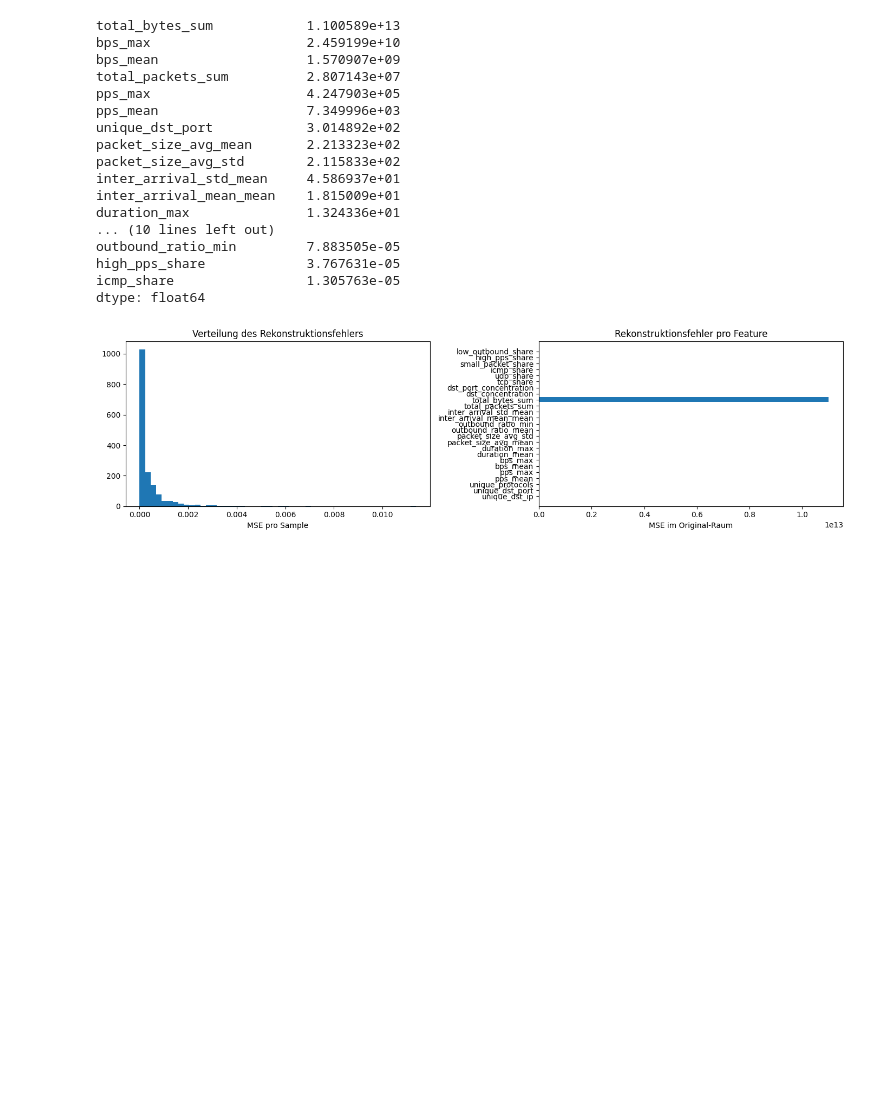
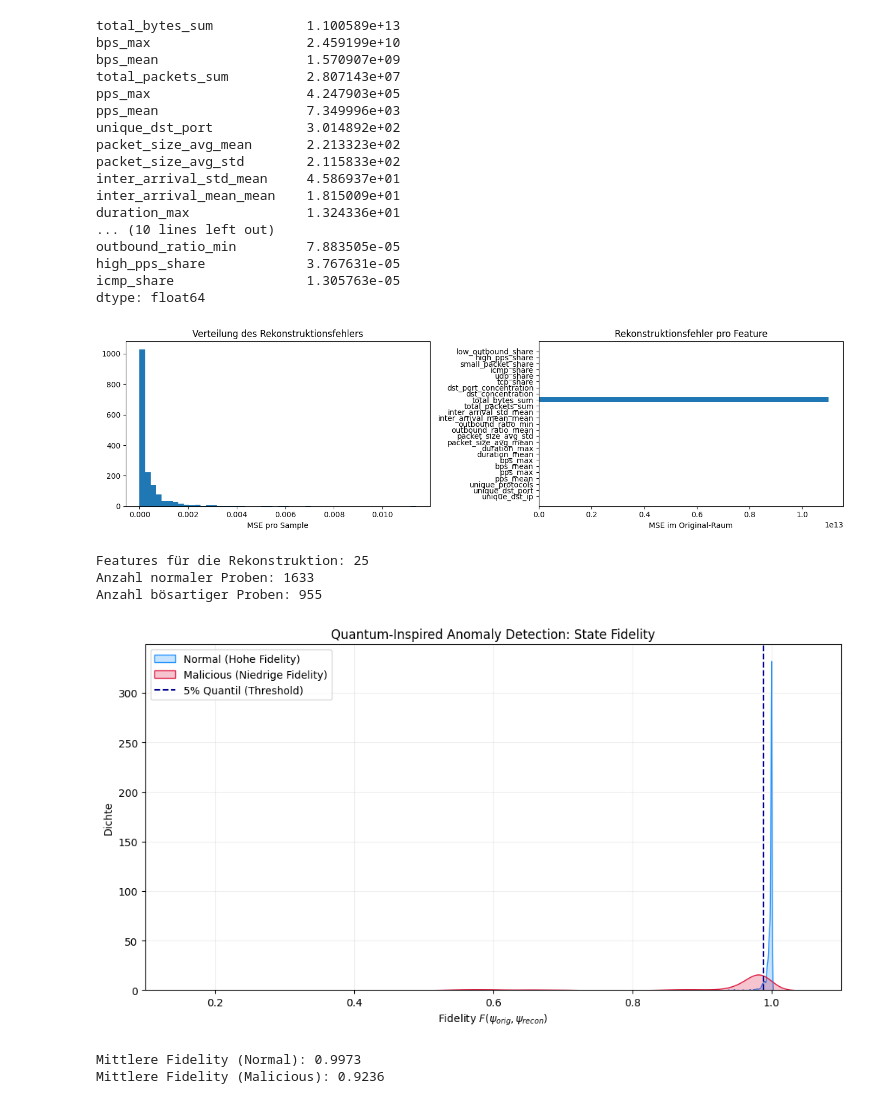
Before and after one commit to supermarine45/4BE, a Jupyter notebook: QCentroid - ETH Hackathon 2026/autoencoder_pca_qml_preprocessing.ipynb, the cells around one changed output. Cells and saved outputs as stored; diff of their text form; code cells hidden in the pictures; blank space fills up the shorter version.

```diff
--- a/QCentroid - ETH Hackathon 2026/autoencoder_pca_qml_preprocessing.ipynb
+++ b/QCentroid - ETH Hackathon 2026/autoencoder_pca_qml_preprocessing.ipynb
@@ -682,3 +682,24 @@ plt.tight_layout()
 plt.show()
 # %% [output]
 [figure]
+# %%
+# --- Vergleich: Malicious vs. Non-Malicious Reconstruction Error (KORRIGIERT) ---
+
+# 1. Daten trennen
+df_malicious_all = df_cleared[df_cleared['is_malicious_source'] == 1].copy()
+df_normal_all = df_cleared[df_cleared['is_malicious_source'] == 0].copy()
+
+# 2. Nur die Features auswählen, die auch im Training (in 'X') verwendet wurden
+# Das entfernt automatisch Spalten wie 'top_dst_ip', 'top_protocol' etc.
+X_features = list(X.columns)
+
+X_normal_eval = df_normal_all[X_features]
+X_malicious_eval = df_malicious_all[X_features]
+
+print(f"Features für die Rekonstruktion: {len(X_features)}")
+print(f"Anzahl normaler Proben: {len(X_normal_eval)}")
+print(f"Anzahl bösartiger Proben: {len(X_malicious_eval)}")
+# %% [output]
+Features für die Rekonstruktion: 25
+Anzahl normaler Proben: 1633
+Anzahl bösartiger Proben: 955
@@ -684,0 +750,24 @@ plt.show()
+# %%
+plt.figure(figsize=(12, 6))
+
+
+
+sns.kdeplot(fidelity_normal, fill=True, color='dodgerblue', label='Normal (Hohe Fidelity)', bw_adjust=0.5)
+sns.kdeplot(fidelity_malicious, fill=True, color='crimson', label='Malicious (Niedrige Fidelity)', bw_adjust=0.5)
+
+plt.axvline(np.percentile(fidelity_normal, 5), color='darkblue', linestyle='--', label='5% Quantil (Threshold)')
+
+plt.title("Quantum-Inspired Anomaly Detection: State Fidelity")
+plt.xlabel("Fidelity $F(\\psi_{orig}, \\psi_{recon})$")
+plt.ylabel("Dichte")
+plt.xlim(0.1, 1.1)
+plt.legend()
+plt.grid(alpha=0.2)
+plt.show()
+
+print(f"Mittlere Fidelity (Normal): {np.mean(fidelity_normal):.4f}")
+print(f"Mittlere Fidelity (Malicious): {np.mean(fidelity_malicious):.4f}")
+# %% [output]
+[figure, added]
+Mittlere Fidelity (Normal): 0.9973
+Mittlere Fidelity (Malicious): 0.9236
```
Also changed, not shown: parts of 5 cells of this notebook, 5 other files.
